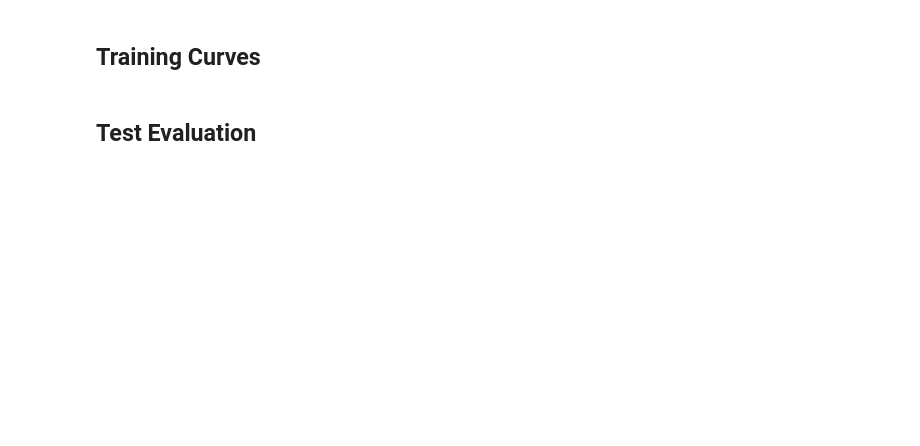
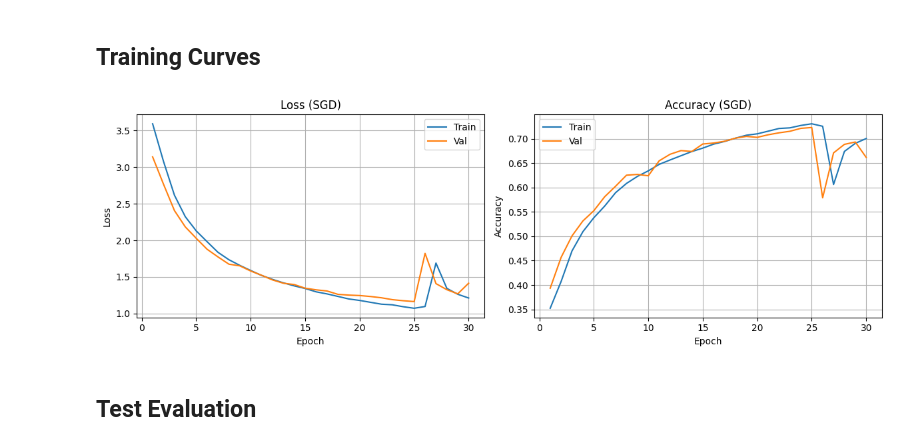
Before and after one commit to HarunSaib/cerbo, a Jupyter notebook: sgd_malware_detection.ipynb, the cells around one changed output. Cells and saved outputs as stored; diff of their text form; code cells hidden in the pictures; blank space fills up the shorter version.

Commit message:
Tossed wandb using matplotlib

```diff
--- a/sgd_malware_detection.ipynb
+++ b/sgd_malware_detection.ipynb
@@ -33,6 +28,6 @@ VOCAB_SIZE            = 300
 BATCH_SIZE            = 64
 NUM_EPOCHS            = 30
 LR                    = 0.01
-MIN_SAMPLES_PER_CLASS = 50   # opcode families with fewer samples than this are dropped
+MIN_SAMPLES_PER_CLASS = 25   # opcode families with fewer samples than this are dropped
 # %% [markdown]
 ## Data Pipeline
@@ -227,14 +203,6 @@ for epoch in range(1, NUM_EPOCHS + 1):
     history['val_loss'].append(v_loss)
     history['val_acc'].append(v_acc)
 
-    wandb.log({
-        "epoch":      epoch,
-        "train/loss": train_loss,
-        "train/acc":  train_acc,
-        "val/loss":   v_loss,
-        "val/acc":    v_acc,
-    })
-
     if epoch % 5 == 0 or epoch == 1:
         print(f"Epoch {epoch:>2} | "
               f"Train Loss: {train_loss:.4f}  Acc: {train_acc:.2%} | "
@@ -242,14 +218,25 @@ for epoch in range(1, NUM_EPOCHS + 1):
 # %% [markdown]
 ## Training Curves
 # %%
+epochs = range(1, NUM_EPOCHS + 1)
+
 fig, (ax1, ax2) = plt.subplots(1, 2, figsize=(12, 4))
-ax1.plot(history['train_loss'], label='Train')
-ax1.plot(history['val_loss'],   label='Val')
-ax1.set_xlabel('Epoch'); ax1.set_ylabel('Loss'); ax1.set_title('Loss (SGD)'); ax1.legend()
-ax2.plot(history['train_acc'], label='Train')
-ax2.plot(history['val_acc'],   label='Val')
-ax2.set_xlabel('Epoch'); ax2.set_ylabel('Accuracy'); ax2.set_title('Accuracy (SGD)'); ax2.legend()
-plt.tight_layout(); plt.show()
+
+ax1.plot(epochs, history['train_loss'], label='Train')
+ax1.plot(epochs, history['val_loss'],   label='Val')
+ax1.set_xlabel('Epoch'); ax1.set_ylabel('Loss')
+ax1.set_title('Loss (SGD)'); ax1.legend(); ax1.grid(True)
+
+ax2.plot(epochs, history['train_acc'], label='Train')
+ax2.plot(epochs, history['val_acc'],   label='Val')
+ax2.set_xlabel('Epoch'); ax2.set_ylabel('Accuracy')
+ax2.set_title('Accuracy (SGD)'); ax2.legend(); ax2.grid(True)
+
+plt.tight_layout()
+plt.savefig('output/sgd_curves.png', dpi=150)
+plt.show()
+# %% [output]
+[figure, added]
 # %% [markdown]
 ## Test Evaluation
 # %%
```
Also changed, not shown: parts of 13 cells of this notebook, 2 other files.
